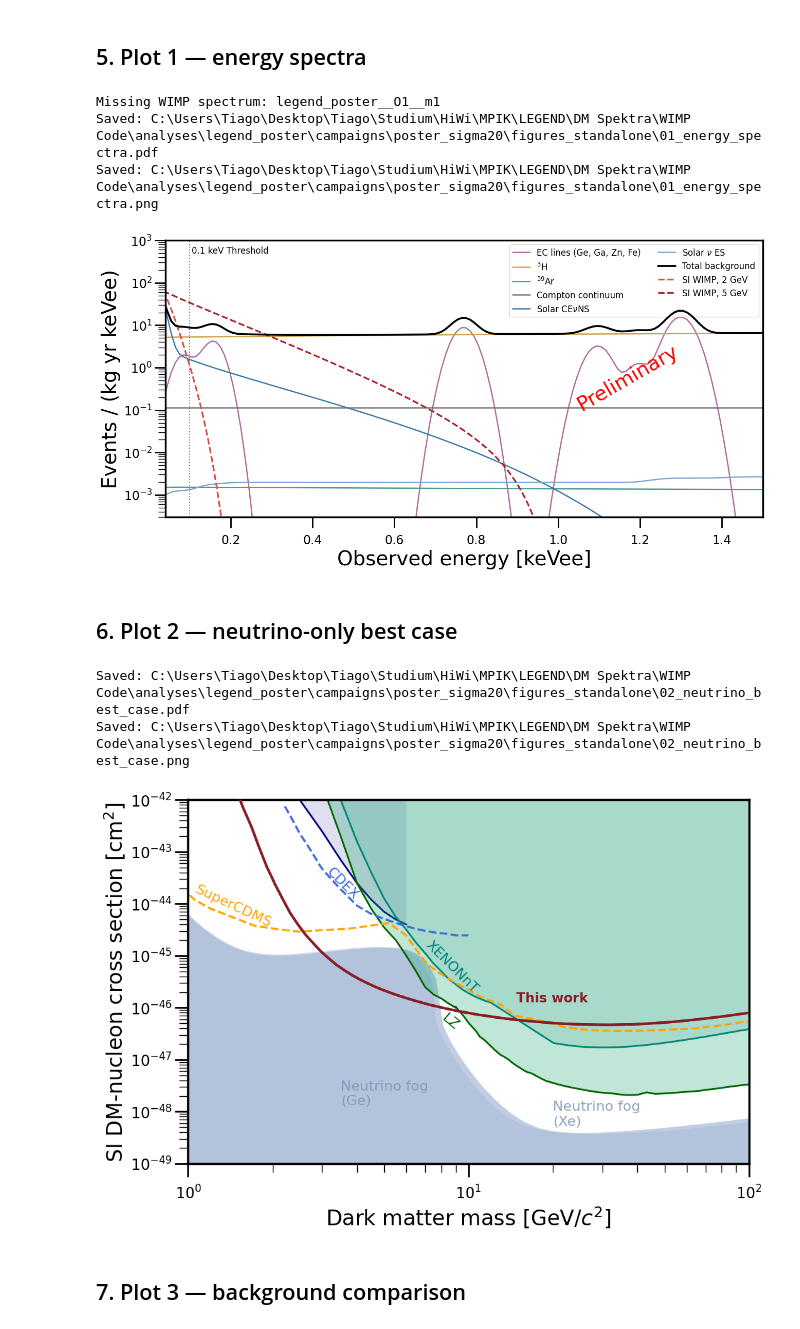
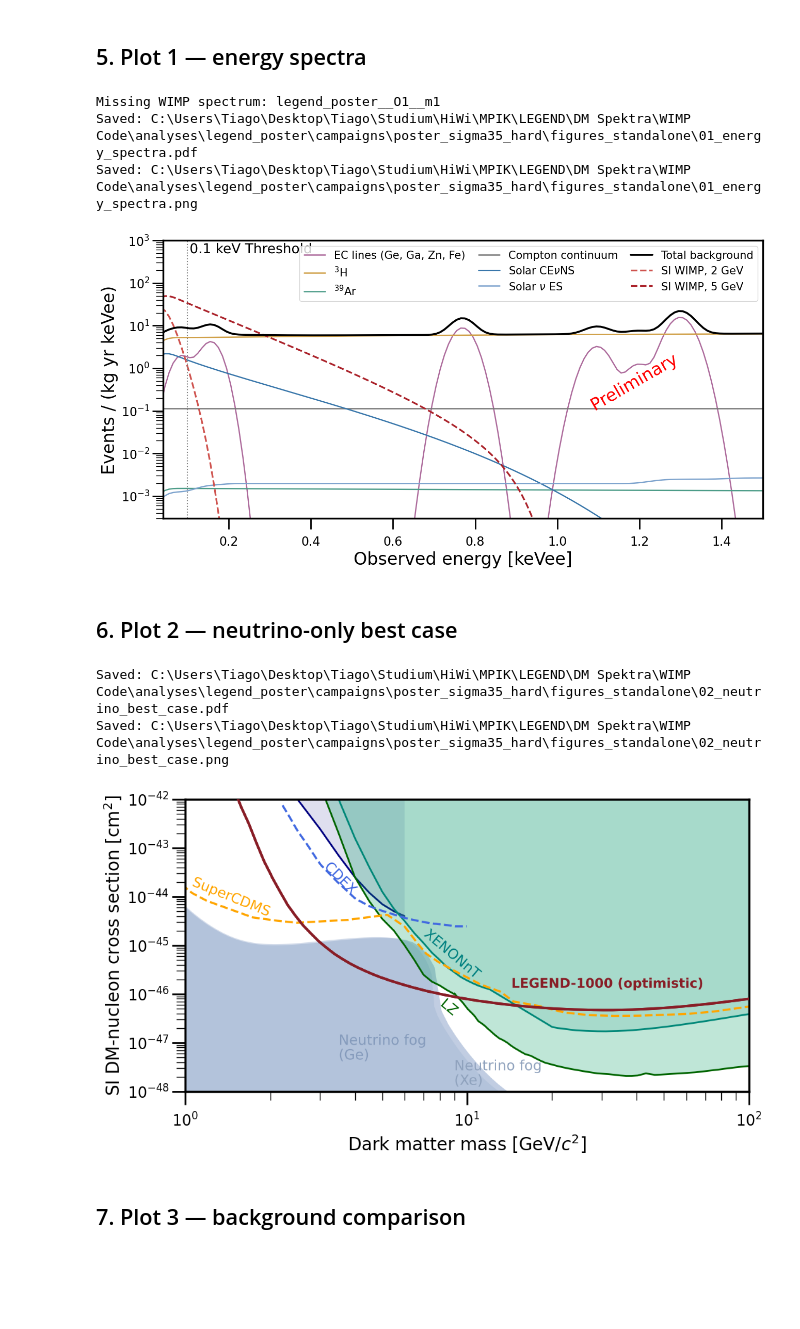
Before and after one commit to tiagocamison/WIMP-LEGEND, a Jupyter notebook: notebooks/poster_plots_campaign_standalone.ipynb, the cells around one changed output. Cells and saved outputs as stored; diff of their text form; code cells hidden in the pictures; blank space fills up the shorter version.

Commit message:
Add final poster plots

```diff
--- a/notebooks/poster_plots_campaign_standalone.ipynb
+++ b/notebooks/poster_plots_campaign_standalone.ipynb
@@ -72,7 +72,8 @@ ROOT = find_repo_root()
 if str(ROOT) not in sys.path:
     sys.path.insert(0, str(ROOT))
 # CAMPAIGN_DIR = ROOT / 'analyses/legend_poster/campaigns/poster_final'
-CAMPAIGN_DIR = ROOT / 'analyses/legend_poster/campaigns/poster_sigma20'
+# CAMPAIGN_DIR = ROOT / 'analyses/legend_poster/campaigns/poster_sigma20'
+CAMPAIGN_DIR = ROOT / 'analyses/legend_poster/campaigns/poster_sigma35_hard'
 SPEC_PATH = ROOT / 'analyses/legend_poster/poster_campaign_spec.json'
 CONFIG_PATH = CAMPAIGN_DIR / 'config.json'
 print('Repository:', ROOT)
@@ -198,7 +199,28 @@ def select_curve(rows, background, threshold_keVee, exposure_tyr, operator="1"):
     limit = np.array([float(r["limit_cm2"]) for r in filtered], dtype=float)
     return m, limit
 
+# def save_figure(fig, stem):
+#     OUTPUT_DIR.mkdir(parents=True, exist_ok=True)
+#     pdf = OUTPUT_DIR / f"{stem}.pdf"
+#     png = OUTPUT_DIR / f"{stem}.png"
+#     fig.savefig(pdf, dpi=DPI, bbox_inches="tight", facecolor="white")
+#     fig.savefig(png, dpi=DPI, bbox_inches="tight", facecolor="white")
+#     print("Saved:", pdf)
+#     print("Saved:", png)
+
 def save_figure(fig, stem):
+    for ax in fig.axes:
+        for text in ax.texts:
+            text.set_zorder(10_000)
+            text.set_path_effects([
+                # pe.withStroke(linewidth=4, foreground="white"),
+                pe.Normal(),
+            ])
+
+        legend = ax.get_legend()
+        if legend is not None:
+            legend.set_zorder(10_000)
+
     OUTPUT_DIR.mkdir(parents=True, exist_ok=True)
     pdf = OUTPUT_DIR / f"{stem}.pdf"
     png = OUTPUT_DIR / f"{stem}.png"
@@ -304,7 +326,7 @@ def maybe_apply_ddp_style():
 SHOW_THIS_WORK = True
 THIS_WORK_FONT_SIZE = 15
 
-def mark_this_work(ax, line, fraction=0.55):
+def mark_this_work(ax, line, fraction=0.55, text="This work"):
     if not SHOW_THIS_WORK:
         return
 
@@ -330,7 +352,7 @@ def mark_this_work(ax, line, fraction=0.55):
     yp = np.exp(np.interp(np.log(xp), np.log(x), np.log(y)))
 
     ax.annotate(
-        "This work",
+        text,
         xy=(xp, yp),
         xytext=(0, 10),
         textcoords="offset points",
@@ -424,25 +446,33 @@ for color, mass in zip(("#cf534f", "#ab232b", "#761727"), SPECTRUM_MASSES_GEV):
 ax.text(1.3, 0.1, "Preliminary", ha="right", fontsize=LABEL_SIZE/1, color="r", rotation=30)
 # ax.set_title(r"Low-Energy Background and WIMP Spectra for $\sigma = 10^{-43}$ cm$^2$", fontsize=LABEL_SIZE-2)
 ax.axvline(0.1, color="gray", lw=1.5, ls=":")
-ax.text(0.105, 5e2, "0.1 keV Threshold", fontsize=12)
+ax.text(0.105, 5e2, "0.1 keV Threshold", fontsize=LEGEND_SIZE-1)
 ax.set_xlim(0.04, 1.5)
 ax.set_yscale("log")
 ax.set_ylim(3e-4, 1e3)
 ax.set_xlabel("Observed energy [keVee]", fontsize=LABEL_SIZE)
 ax.set_ylabel(r"Events / (kg yr keVee)", fontsize=LABEL_SIZE)
 ax.tick_params(which="major", labelsize=TICK_SIZE)
-ax.legend(loc="upper right", fontsize=max(9, LEGEND_SIZE - 1), ncol=2)
+ax.legend(loc="upper right", fontsize=max(9, 15), ncol=2)
 
 if SHOW_TITLES:
     ax.set_title("Energy spectra")
-
+handles, labels = ax.get_legend_handles_labels()
+ax.legend(
+    handles, labels,
+    loc="upper right",
+    fontsize=max(9, 15),
+    ncol=3,
+    columnspacing=1.2,
+    handlelength=2.0,
+)
 save_figure(fig, "01_energy_spectra")
 plt.show()
 # %% [output]
 Missing WIMP spectrum: legend_poster__O1__m1
-Saved: C:\Users\Tiago\Desktop\Tiago\Studium\HiWi\MPIK\LEGEND\DM Spektra\WIMP Code\analyses\legend_poster\campaigns\poster_sigma20\figures_standalone\01_energy_spectra.pdf
-Saved: C:\Users\Tiago\Desktop\Tiago\Studium\HiWi\MPIK\LEGEND\DM Spektra\WIMP Code\analyses\legend_poster\campaigns\poster_sigma20\figures_standalone\01_energy_spectra.png
+Saved: C:\Users\Tiago\Desktop\Tiago\Studium\HiWi\MPIK\LEGEND\DM Spektra\WIMP Code\analyses\legend_poster\campaigns\poster_sigma35_hard\figures_standalone\01_energy_spectra.pdf
+Saved: C:\Users\Tiago\Desktop\Tiago\Studium\HiWi\MPIK\LEGEND\DM Spektra\WIMP Code\analyses\legend_poster\campaigns\poster_sigma35_hard\figures_standalone\01_energy_spectra.png
-[figure, old version]
+[figure, new version]
 # %% [markdown]
 ## 6. Plot 2 — neutrino-only best case
 # %%
@@ -477,7 +507,7 @@ def draw_ddp_limits100(ax, ddp_root, font=ANNOTATION_SIZE, show_fog=True, fog_ty
     PlotBound(ax, str(base / "XENONnT_2026_Combined.txt"),
               edgecolor="teal", textcolor="teal",
               facecolor=col_alpha("teal", 0.5), facealpha=0.25,
-              label="XENONnT", rotation=-45, label_pos=[7.0, 1.6e-45],
+              label="XENONnT", rotation=-40, label_pos=[7.0, 1.6e-45],
               fontsize=font, lw=2, path_effects=None, text_path_effects=None, zorder=0.4)
 
     PlotBound(ax, str(base / "PandaX_2025_low_mass.txt"),
@@ -489,20 +519,20 @@ def draw_ddp_limits100(ax, ddp_root, font=ANNOTATION_SIZE, show_fog=True, fog_ty
         if fog_type == "both" or fog_type == "xe":
             PlotBound(ax, str(fog), y2=0.0,
                     label="Neutrino fog\n(Xe)",
-                    label_pos=[20, .6e-48], fontsize=font, rotation=0,
+                    label_pos=[9, 1.5e-48], fontsize=font, rotation=0,
                     facecolor="#a7b9d6", lw=0, textcolor="#8fa2bd",
                     facealpha=0.5, text_path_effects=None, zorder=-2)
         if fog_type == "both" or fog_type == "ge":
                     PlotBound(ax, str(fog_ge), y2=0.0,
                             label="Neutrino fog\n(Ge)",
-                            label_pos=[3.5, 1.5e-48], fontsize=font, rotation=0,
+                            label_pos=[3.5, 5e-48], fontsize=font, rotation=0,
                             facecolor="#a7b9d68f", lw=0, textcolor="#859bbca1",
                             facealpha=0.7, text_path_effects=None, zorder=-2)
         if fog_type not in ["both", "xe", "ge"]: raise KeyError("Please select either 'both', 'xe' or 'ge' for the fog.")
 
     PlotBound(ax, str(base / "Projections/SuperCDMS.txt"),
               edgecolor="orange", textcolor="orange", facealpha=0,
-              label="SuperCDMS", linestyle="--", rotation=-25,
+              label="SuperCDMS", linestyle="--", rotation=-22,
               fontsize=font, label_pos=[1.05, 1.7e-44], end_x=-10,
               path_effects=None, text_path_effects=None, lw=2.4, zorder=2)
 
@@ -515,41 +545,43 @@ def draw_ddp_limits100(ax, ddp_root, font=ANNOTATION_SIZE, show_fog=True, fog_ty
 LABEL_SIZE_EXC = LABEL_SIZE-4
 maybe_apply_ddp_style()
 
-fig, ax = plt.subplots(figsize=FIGURE_SIZE)
+fig, ax = plt.subplots(figsize=(11.5, 6))
 limit_axes(ax, label_size=LABEL_SIZE_EXC, tick_size=TICK_SIZE)
 
 if COMPARISON_MODE == "ddp":
     if DDP_ROOT is None:
         raise RuntimeError("DDP_ROOT is not set or could not be autodetected.")
     draw_ddp_limits100(ax, DDP_ROOT, font=ANNOTATION_SIZE, show_fog=SHOW_FOG)
 
 draw_legend_curve(ax, rows, "neutrinos", 0.1, 10.0, label="LEGEND: neutrinos only, 10 t·yr", color="#881d26")
 
 # ax.legend(
 #     title="100 eVee · enriched Ge",
 #     title_fontsize=max(9, LEGEND_SIZE - 1),
 #     fontsize=LEGEND_SIZE,
 #     loc="upper right",
 #     framealpha=0.93,
 # )
 
 draw_legend_curve(
     ax, rows, "neutrinos", 0.1, 10.0,
     label="LEGEND: neutrinos only, 10 t·yr",
     color="#881d26"
 )
 
-mark_this_work(ax, ax.lines[-1], fraction=1.3)
+mark_this_work(ax, ax.lines[-1], fraction=1.5, text="LEGEND-1000 (optimistic)")
+
+ax.set_ylim(1e-48)
 
 if SHOW_TITLES:
     ax.set_title("Neutrino-only benchmark | 100 eVee, 10 t·yr")
 ax.set_xlim(1, 100)
 save_figure(fig, "02_neutrino_best_case")
 plt.show()
 # %% [output]
-Saved: C:\Users\Tiago\Desktop\Tiago\Studium\HiWi\MPIK\LEGEND\DM Spektra\WIMP Code\analyses\legend_poster\campaigns\poster_sigma20\figures_standalone\02_neutrino_best_case.pdf
-Saved: C:\Users\Tiago\Desktop\Tiago\Studium\HiWi\MPIK\LEGEND\DM Spektra\WIMP Code\analyses\legend_poster\campaigns\poster_sigma20\figures_standalone\02_neutrino_best_case.png
+Saved: C:\Users\Tiago\Desktop\Tiago\Studium\HiWi\MPIK\LEGEND\DM Spektra\WIMP Code\analyses\legend_poster\campaigns\poster_sigma35_hard\figures_standalone\02_neutrino_best_case.pdf
+Saved: C:\Users\Tiago\Desktop\Tiago\Studium\HiWi\MPIK\LEGEND\DM Spektra\WIMP Code\analyses\legend_poster\campaigns\poster_sigma35_hard\figures_standalone\02_neutrino_best_case.png
-[figure, old version]
+[figure, new version]
 # %% [markdown]
 ## 7. Plot 3 — background comparison
 # %%
```
Also changed, not shown: parts of 9 cells of this notebook, 45 other files.
